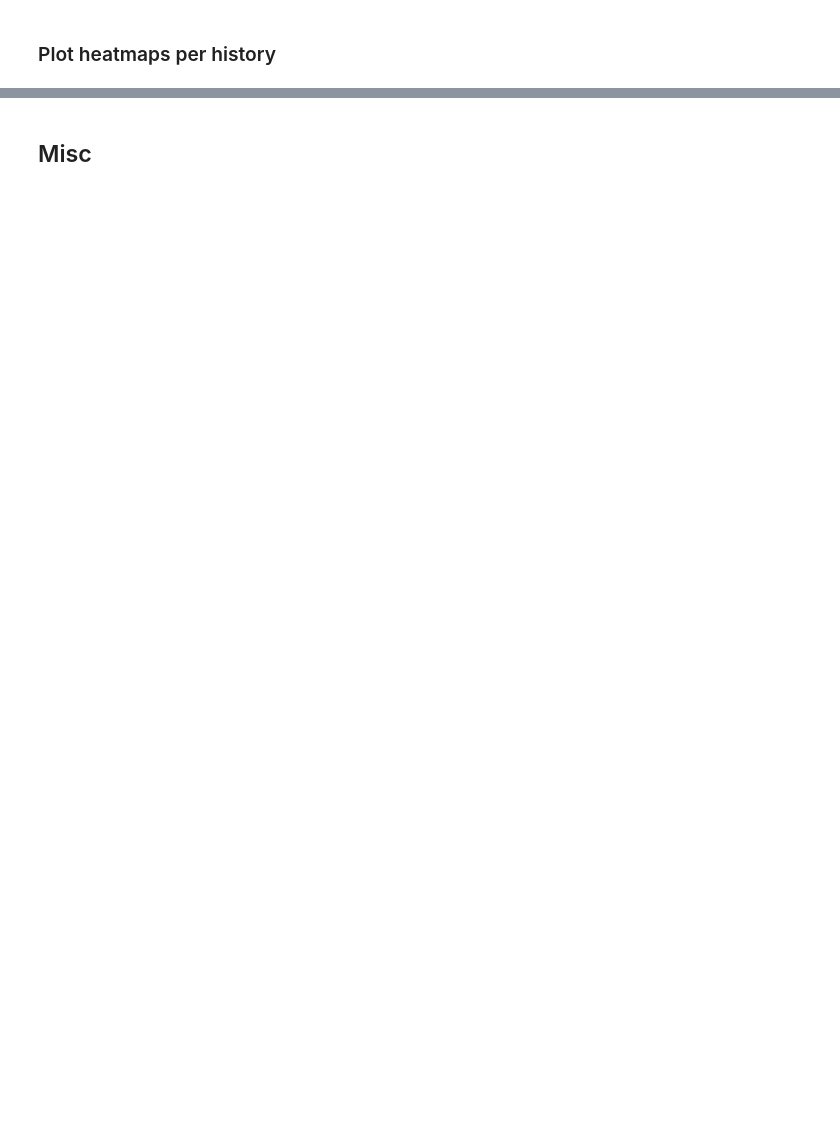
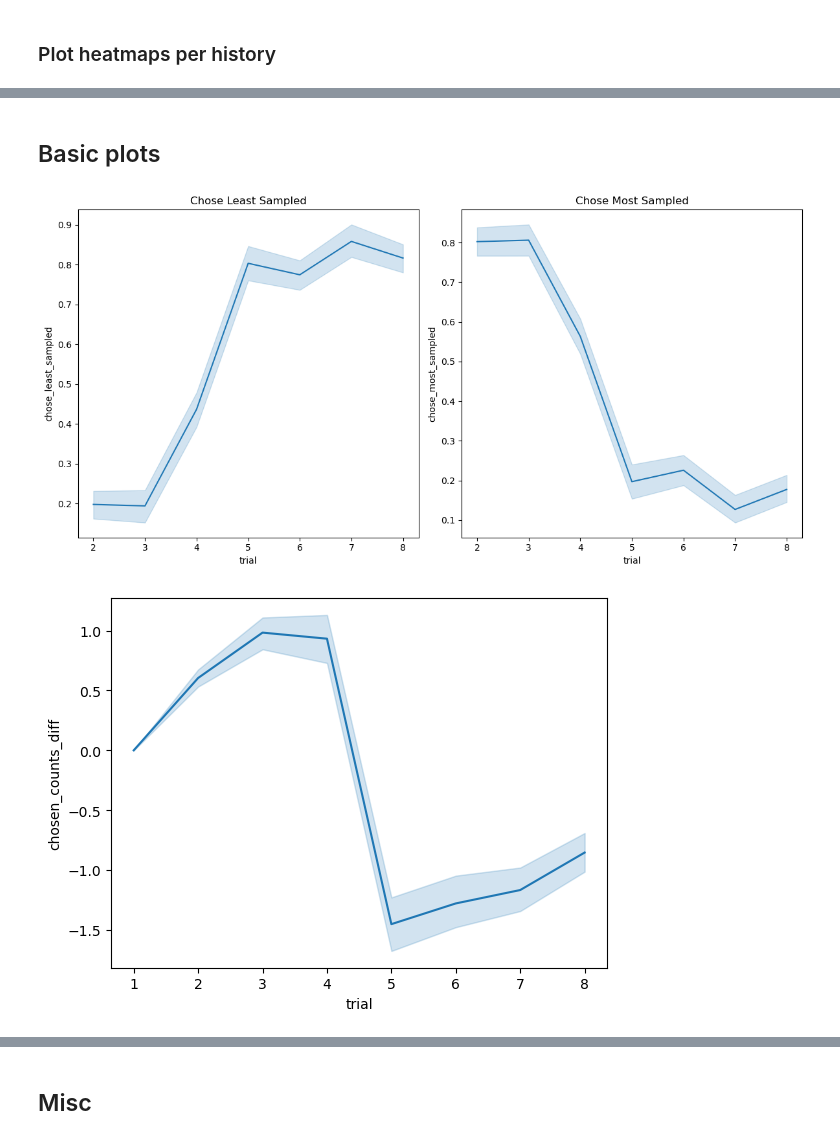
Before and after one commit to tgham/empBAMDP, a Jupyter notebook: empBAMDP.ipynb, the cells around one changed output, grey strips where cells are left out. Cells and saved outputs as stored; diff of their text form; code cells hidden in the pictures; blank space fills up the shorter version.

```diff
--- a/empBAMDP.ipynb
+++ b/empBAMDP.ipynb
@@ -502,0 +180,7 @@ figs = plot_heatmap(df_curves,
+# %%
+from load_data import load_directory, load_reversed_pid_map, print_bonuses
+data = load_directory('expt/Experiment4/data/pilot')
+print(data.keys())
+display(data['sample'])
+n_participants = len(data['sample']['subject_id'].unique())
+print('n_participants:', n_participants)
@@ -502,0 +211,31 @@ figs = plot_heatmap(df_curves,
+# %% [markdown]
+## Basic plots
+# %%
+## plot least_sampled choices
+fig, axs = plt.subplots(1, 2, figsize=(12, 6))
+sns.lineplot(data=data['sample'], x='trial', y='chose_least_sampled', ax=axs[0])
+axs[0].set_title('Chose Least Sampled')
+sns.lineplot(data=data['sample'], x='trial', y='chose_most_sampled', ax=axs[1])
+axs[1].set_title('Chose Most Sampled')
+plt.tight_layout()
+plt.show()
+
+## plot chosen counts
+plt.figure()
+sns.lineplot(data=data['sample'], x='trial', y='chosen_counts_diff')
+plt.show()
+
+## plot repeat choices
+plt.figure()
+sns.lineplot(data=data['sample'], x='trial', y='repeat_choice')
+plt.show()
+
+## entropy of chosen and unchosen arms
+plt.figure()
+sns.lineplot(data=data['sample'], x='trial', y='entropy_chosen', label='Chosen')
+# sns.lineplot(data=data['sample'], x='trial', y='entropy_unchosen', label='Unchosen')
+# plt.legend()
+plt.show()
+# %% [output]
+[figure, added]
+[figure, added]
```
Also changed, not shown: parts of 50 cells of this notebook, 1 other file.
